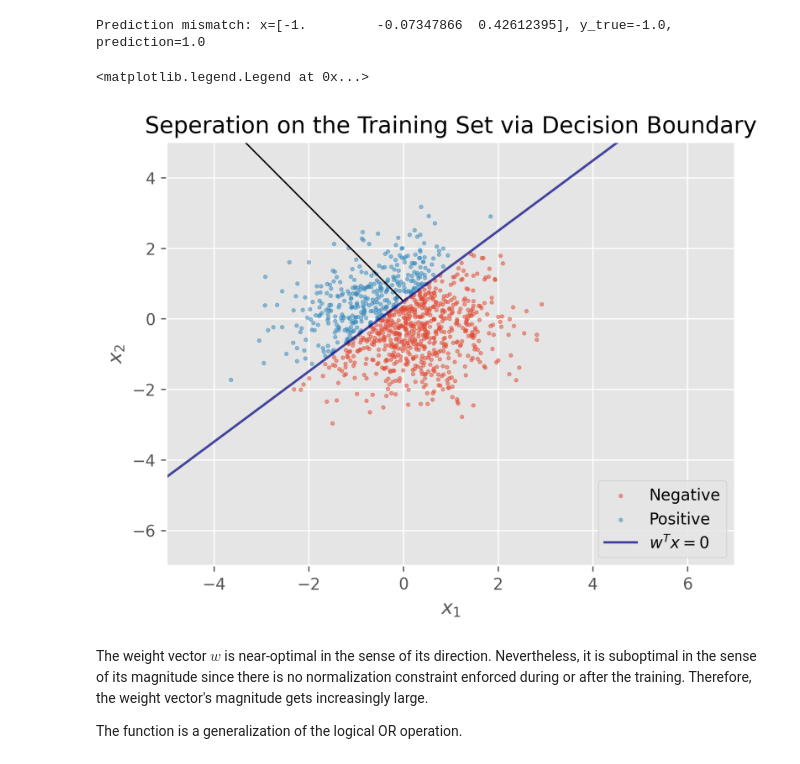
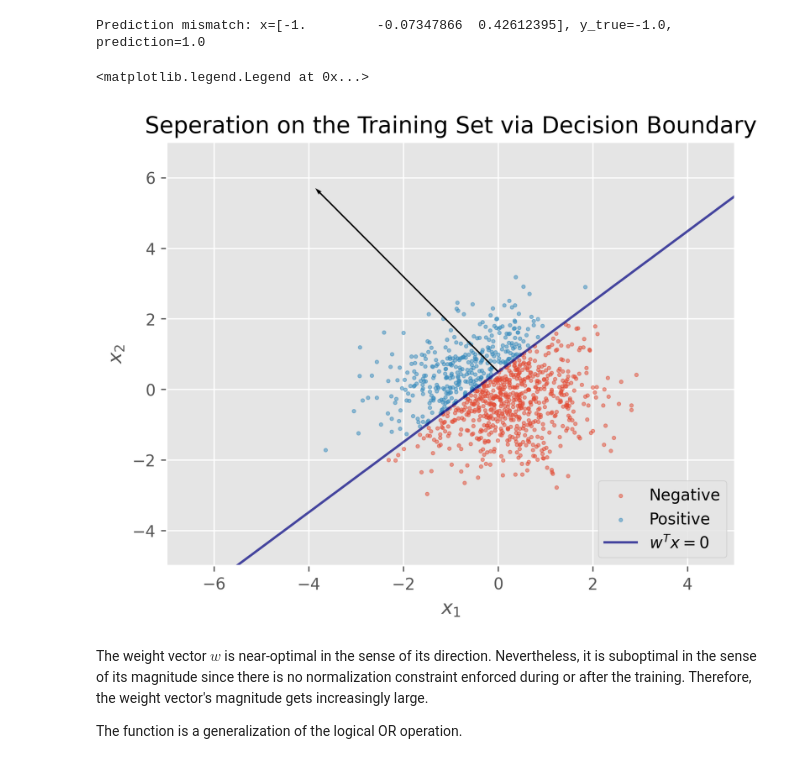
Before and after one commit to juliusUtbr/MNS_Computer_practical, a Jupyter notebook: Sheet_1/sheet1_Aleksandar_Julius_Conrad.ipynb, the cells around one changed output. Saved outputs shown, nothing was run; the diff lists cells and outputs as text; code cells hidden in the pictures.

Commit message:
Fix plot

```diff
--- a/Sheet_1/sheet1_Aleksandar_Julius_Conrad.ipynb
+++ b/Sheet_1/sheet1_Aleksandar_Julius_Conrad.ipynb
@@ -200,18 +200,18 @@ def plot_decision_boundary_2d(ax: Axes, w: NDArray[np.float64]) -> None:
 # %%
 _, ax = plt.subplots()
 
 plot_data_points_2d(ax, xs=training_dataset[0][:,1:], ys=training_dataset[1], s=5, alpha=0.5)
 plot_decision_boundary_2d(ax, w=perceptron.w)
 
-ax.set_xlim(-5, 7)
-ax.set_ylim(-7, 5)
+ax.set_xlim(-7, 5)
+ax.set_ylim(-5, 7)
 
 ax.set_title("Seperation on the Training Set via Decision Boundary")
 
 ax.legend(loc="lower right")
 # %% [output]
 <matplotlib.legend.Legend at 0x...>
-[figure, old version]
+[figure, new version]
 # %% [markdown]
 The weight vector $w$ is near-optimal in the sense of its direction. Nevertheless, it is suboptimal in the sense of its magnitude since there is no normalization constraint enforced during or after the training. Therefore, the weight vector's magnitude gets increasingly large.
 
```
Also changed, not shown: 1 other file.
